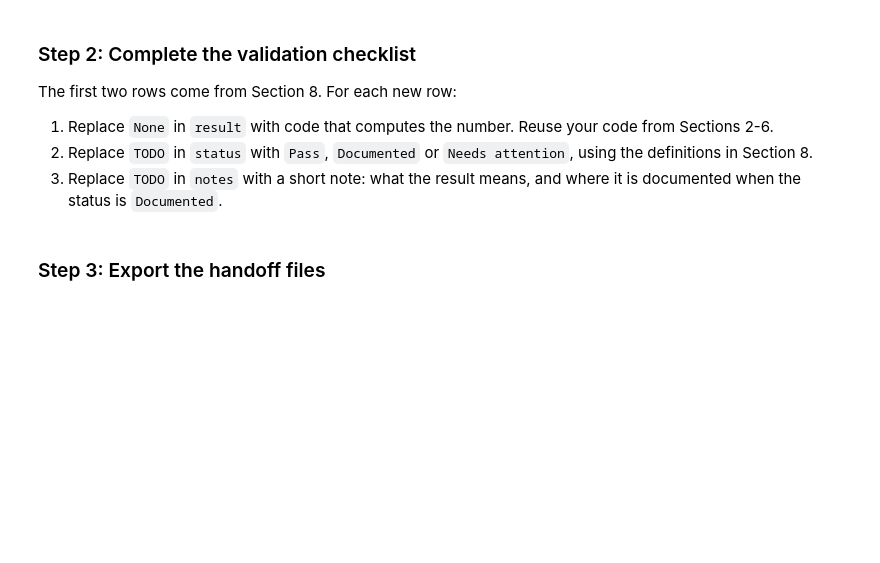
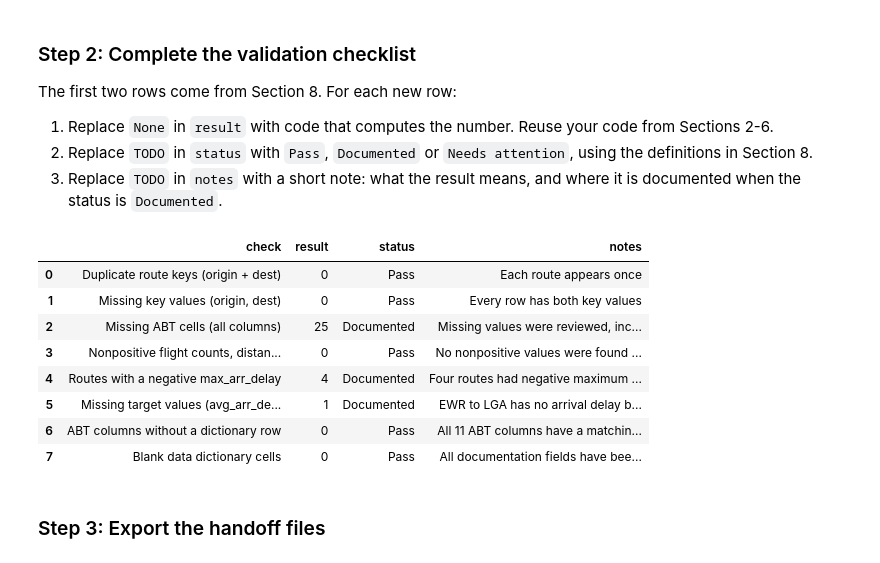
Before and after one commit to diegomend133/ban6003-week11-Diego-Mendez, a Jupyter notebook: notebooks/module11_abt_documentation_guided_lab.ipynb, the cells around one changed output. Saved outputs shown, nothing was run; the diff lists cells and outputs as text; code cells hidden in the pictures; blank space fills up the shorter version.

Commit message:
Complete Module 11 ABT documentation lab

```diff
--- a/notebooks/module11_abt_documentation_guided_lab.ipynb
+++ b/notebooks/module11_abt_documentation_guided_lab.ipynb
@@ -526,21 +730,71 @@ The first two rows come from Section 8. For each new row:
 # %%
 # Offline Assignment, step 2 - complete the validation checklist.
 # Hints:
 # - Missing ABT cells: .isna().sum().sum() on route_abt.
 # - Nonpositive values: add up the three Boolean checks from Section 4.
 # - Negative max_arr_delay: the condition from Your Turn 3, then .sum().
 # - ABT columns without a dictionary row: compare route_abt.columns with data_dictionary["column_name"].
 # - Blank dictionary cells: select doc_fields, .fillna(""), strip whitespace, compare to "", then sum twice.
 validation_checklist = pd.DataFrame(checklist_rows + [
-    {"check": "Missing ABT cells (all columns)", "result": None, "status": "TODO", "notes": "TODO"},
-    {"check": "Nonpositive flight counts, distances and air times", "result": None, "status": "TODO", "notes": "TODO"},
-    {"check": "Routes with a negative max_arr_delay", "result": None, "status": "TODO", "notes": "TODO"},
-    {"check": "Missing target values (avg_arr_delay)", "result": None, "status": "TODO", "notes": "TODO"},
-    {"check": "ABT columns without a dictionary row", "result": None, "status": "TODO", "notes": "TODO"},
-    {"check": "Blank data dictionary cells", "result": None, "status": "TODO", "notes": "TODO"},
+    {
+        "check": "Missing ABT cells (all columns)",
+        "result": route_abt.isna().sum().sum(),
+        "status": "Documented",
+        "notes": "Missing values were reviewed, including 7 routes without destination airport details and one route missing delay information."
+    },
+    {
+        "check": "Nonpositive flight counts, distances and air times",
+        "result": (
+            (route_abt["flight_count"] <= 0).sum()
+            + (route_abt["avg_distance"] <= 0).sum()
+            + (route_abt["avg_air_time"] <= 0).sum()
+        ),
+        "status": "Pass",
+        "notes": "No nonpositive values were found in these columns."
+    },
+    {
+        "check": "Routes with a negative max_arr_delay",
+        "result": (route_abt["max_arr_delay"] < 0).sum(),
+        "status": "Documented",
+        "notes": "Four routes had negative maximum delays, but each only had one flight that arrived early. Covered in Your Turn 3."
+    },
+    {
+        "check": "Missing target values (avg_arr_delay)",
+        "result": route_abt["avg_arr_delay"].isna().sum(),
+        "status": "Documented",
+        "notes": "EWR to LGA has no arrival delay because its only flight was cancelled. Explained in the data dictionary."
+    },
+    {
+        "check": "ABT columns without a dictionary row",
+        "result": (~route_abt.columns.isin(data_dictionary["column_name"])).sum(),
+        "status": "Pass",
+        "notes": "All 11 ABT columns have a matching row in the data dictionary."
+    },
+    {
+        "check": "Blank data dictionary cells",
+        "result": (
+            data_dictionary[doc_fields]
+            .fillna("")
+            .apply(lambda col: col.astype(str).str.strip().eq(""))
+            .sum()
+            .sum()
+        ),
+        "status": "Pass",
+        "notes": "All documentation fields have been completed."
+    },
 ])
 
 validation_checklist
+# %% [output]
+|  | check | result | status | notes |
+| 0 | Duplicate route keys (origin + dest) | 0 | Pass | Each route appears once |
+| 1 | Missing key values (origin, dest) | 0 | Pass | Every row has both key values |
+| 2 | Missing ABT cells (all columns) | 25 | Documented | Missing values were reviewed, inc... |
+| 3 | Nonpositive flight counts, distan... | 0 | Pass | No nonpositive values were found ... |
+| 4 | Routes with a negative max_arr_delay | 4 | Documented | Four routes had negative maximum ... |
+| 5 | Missing target values (avg_arr_de... | 1 | Documented | EWR to LGA has no arrival delay b... |
+| 6 | ABT columns without a dictionary row | 0 | Pass | All 11 ABT columns have a matchin... |
+| 7 | Blank data dictionary cells | 0 | Pass | All documentation fields have bee... |
 # %% [markdown]
 ### Step 3: Export the handoff files
 # %%
```
Also changed, not shown: parts of 28 cells of this notebook, 3 other files.
